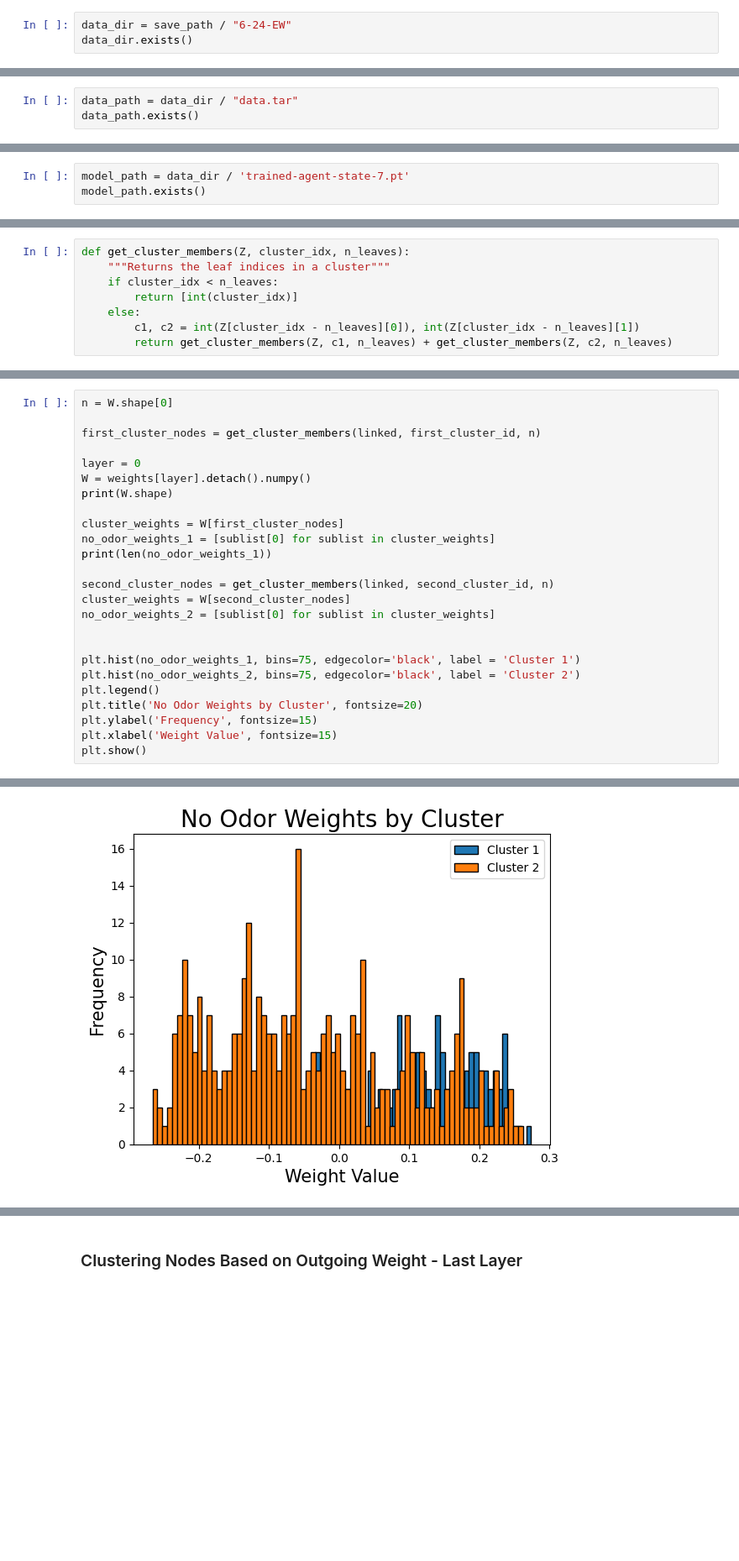
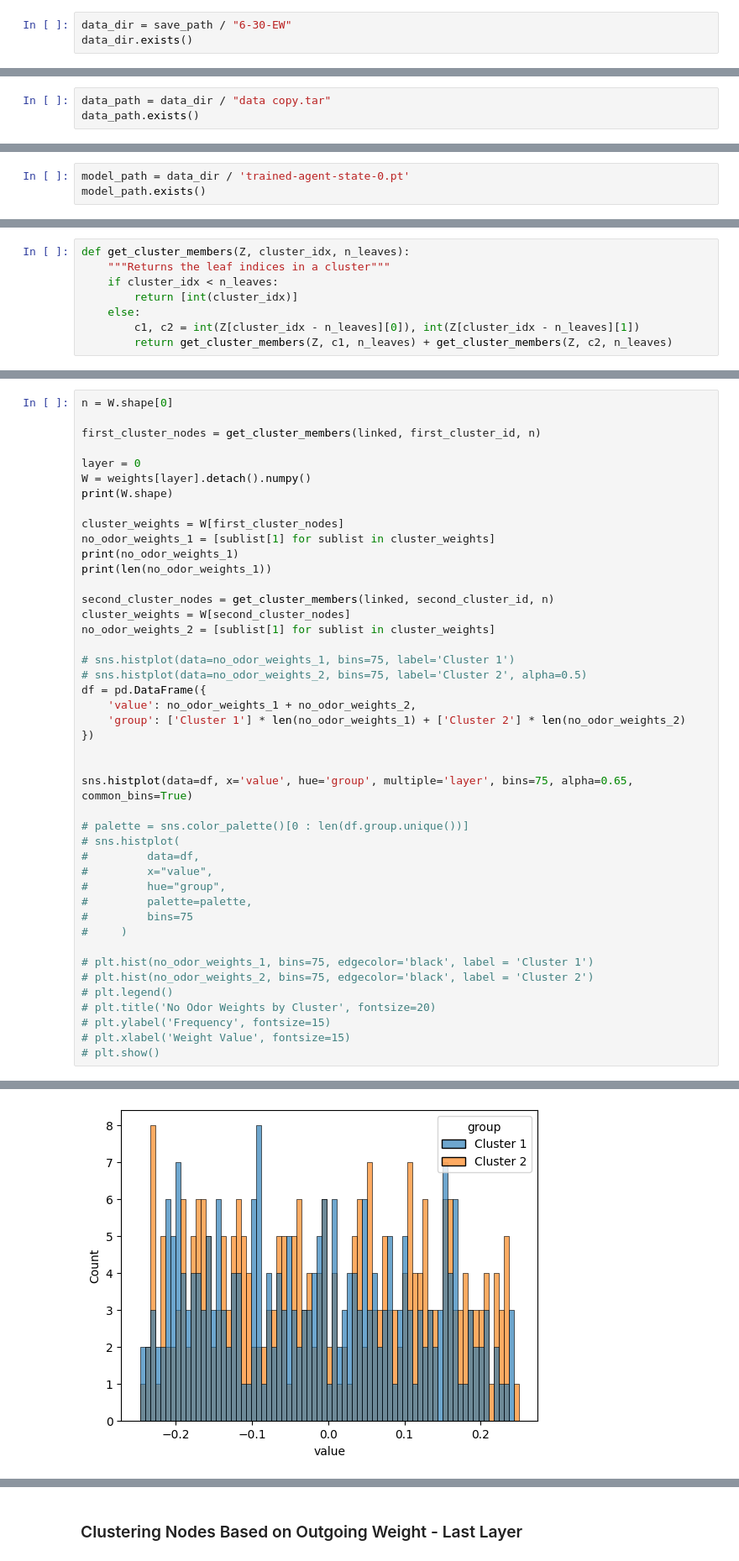
Before and after one commit to NiloufarRazmi/RL_Olfaction, a Jupyter notebook: cartesian_polar/general-model-analysis.ipynb, the cells around one changed output, grey strips where cells are left out. Shown at 84% size. Cells and saved outputs as stored; diff of their text form; blank space fills up the shorter version.

```diff
--- a/cartesian_polar/general-model-analysis.ipynb
+++ b/cartesian_polar/general-model-analysis.ipynb
@@ -28,12 +29,12 @@ save_path.exists()
 # %% [output]
 True
 # %%
-data_dir = save_path / "6-24-EW"
+data_dir = save_path / "6-30-EW"
 data_dir.exists()
 # %% [output]
 True
 # %%
-data_path = data_dir / "data.tar"
+data_path = data_dir / "data copy.tar"
 data_path.exists()
 # %% [output]
 True
@@ -45,7 +46,7 @@ dict_keys(['rewards', 'steps', 'episodes', 'all_states', 'all_actions', 'all_qva
 # %% [markdown]
 ### Loading Model
 # %%
-model_path = data_dir / 'trained-agent-state-7.pt'
+model_path = data_dir / 'trained-agent-state-0.pt'
 model_path.exists()
 # %% [output]
 True
@@ -258,20 +265,39 @@ W = weights[layer].detach().numpy()
 print(W.shape)
 
 cluster_weights = W[first_cluster_nodes]
-no_odor_weights_1 = [sublist[0] for sublist in cluster_weights]
+no_odor_weights_1 = [sublist[1] for sublist in cluster_weights]
+print(no_odor_weights_1)
 print(len(no_odor_weights_1))
 
 second_cluster_nodes = get_cluster_members(linked, second_cluster_id, n)
 cluster_weights = W[second_cluster_nodes]
-no_odor_weights_2 = [sublist[0] for sublist in cluster_weights]
+no_odor_weights_2 = [sublist[1] for sublist in cluster_weights]
+
+# sns.histplot(data=no_odor_weights_1, bins=75, label='Cluster 1')
+# sns.histplot(data=no_odor_weights_2, bins=75, label='Cluster 2', alpha=0.5)
+df = pd.DataFrame({
+    'value': no_odor_weights_1 + no_odor_weights_2,
+    'group': ['Cluster 1'] * len(no_odor_weights_1) + ['Cluster 2'] * len(no_odor_weights_2)
+})
 
 
-plt.hist(no_odor_weights_1, bins=75, edgecolor='black', label = 'Cluster 1')
-plt.hist(no_odor_weights_2, bins=75, edgecolor='black', label = 'Cluster 2')
-plt.legend()
-plt.title('No Odor Weights by Cluster', fontsize=20)
-plt.ylabel('Frequency', fontsize=15)
-plt.xlabel('Weight Value', fontsize=15)
-plt.show()
+sns.histplot(data=df, x='value', hue='group', multiple='layer', bins=75, alpha=0.65, common_bins=True)
+
+# palette = sns.color_palette()[0 : len(df.group.unique())]
+# sns.histplot(
+#         data=df,
+#         x="value",
+#         hue="group",
+#         palette=palette,
+#         bins=75
+#     )
+
+# plt.hist(no_odor_weights_1, bins=75, edgecolor='black', label = 'Cluster 1')
+# plt.hist(no_odor_weights_2, bins=75, edgecolor='black', label = 'Cluster 2')
+# plt.legend()
+# plt.title('No Odor Weights by Cluster', fontsize=20)
+# plt.ylabel('Frequency', fontsize=15)
+# plt.xlabel('Weight Value', fontsize=15)
+# plt.show()
 # %% [output]
 (512, 21)
@@ -279 +307 @@ plt.show()
-[figure, old version]
+[figure, new version]
```
Also changed, not shown: parts of 13 cells of this notebook, 3 other files.
